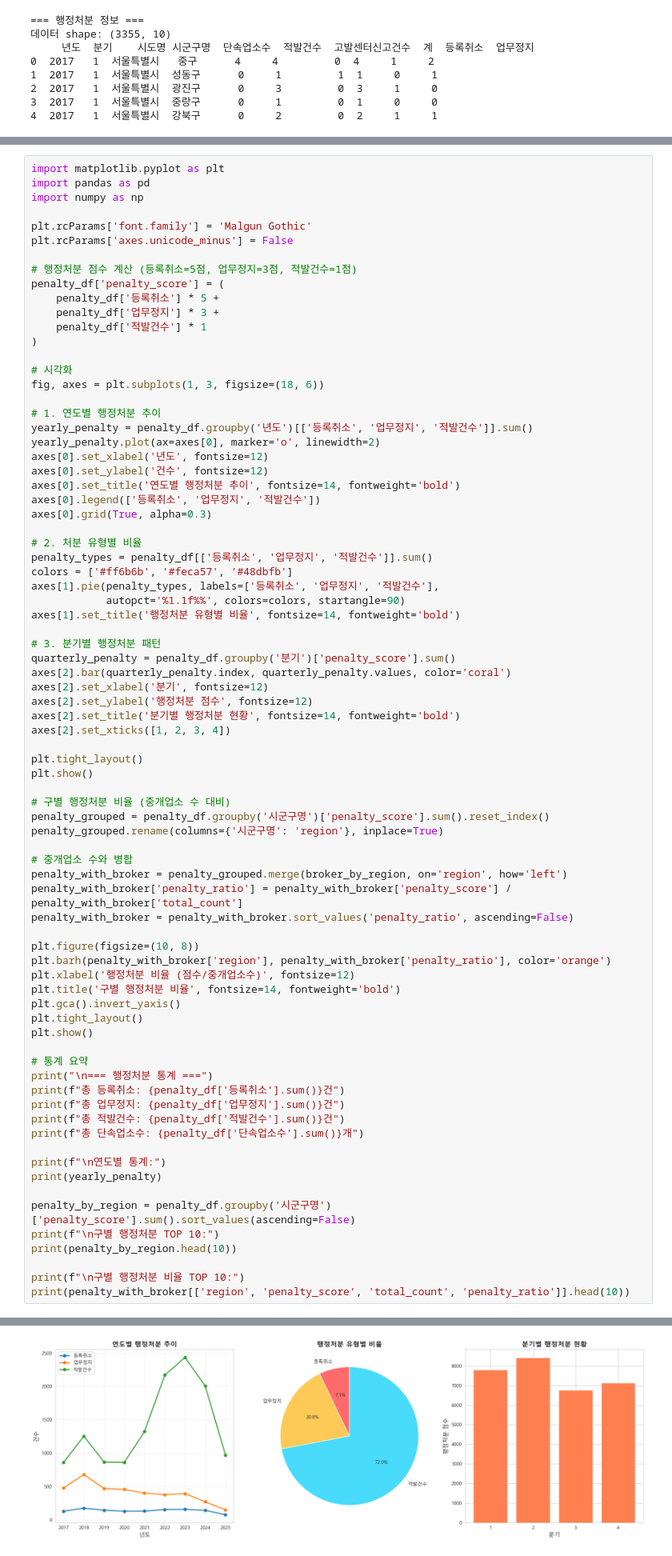
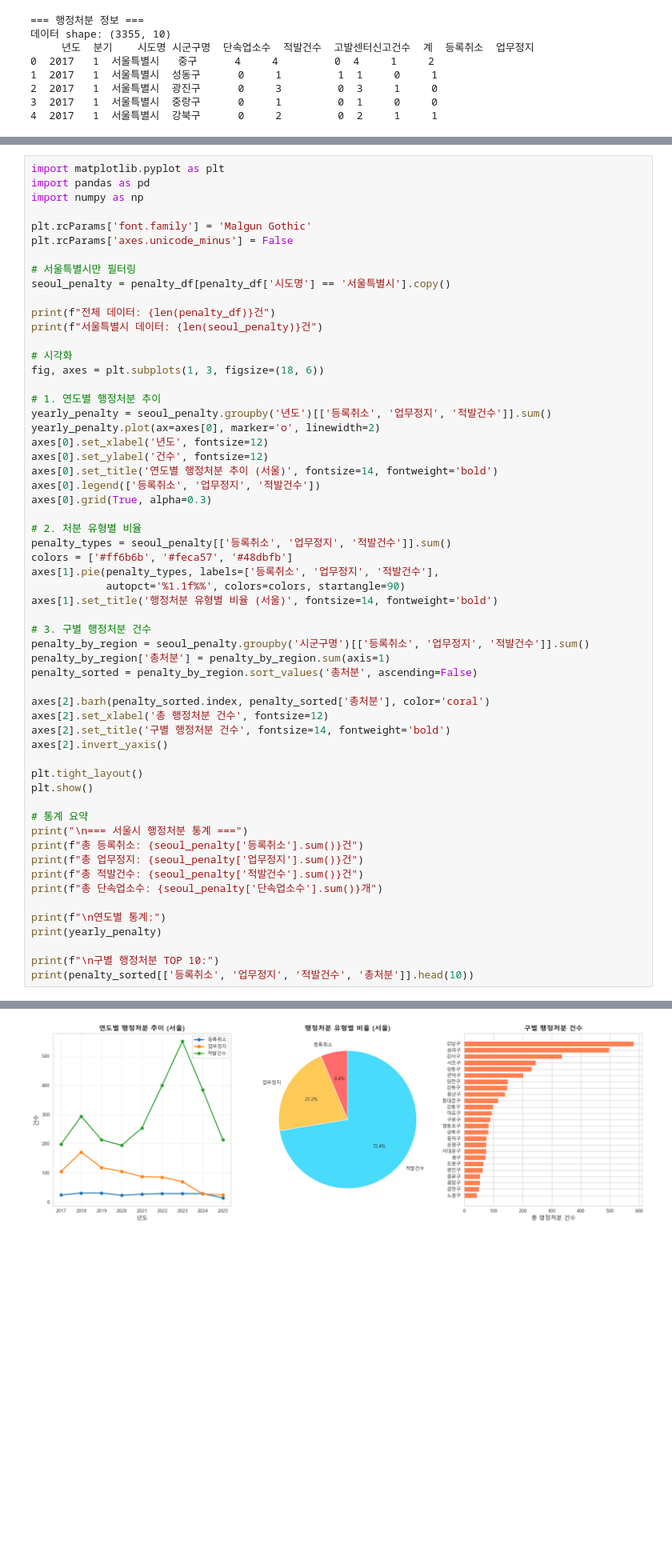
Before and after one commit to eunjeong0911/Property-recommend, a Jupyter notebook: analytics/ondo_fakeLand.ipynb, the cells around one changed output, grey strips where cells are left out. Shown at 80% size. Saved outputs shown, nothing was run; the diff lists cells and outputs as text; blank space fills up the shorter version.

```diff
--- a/analytics/ondo_fakeLand.ipynb
+++ b/analytics/ondo_fakeLand.ipynb
@@ -179,74 +190,54 @@ import numpy as np
 plt.rcParams['font.family'] = 'Malgun Gothic'
 plt.rcParams['axes.unicode_minus'] = False
 
-# 행정처분 점수 계산 (등록취소=5점, 업무정지=3점, 적발건수=1점)
-penalty_df['penalty_score'] = (
-    penalty_df['등록취소'] * 5 +
-    penalty_df['업무정지'] * 3 +
-    penalty_df['적발건수'] * 1
-)
+# 서울특별시만 필터링
+seoul_penalty = penalty_df[penalty_df['시도명'] == '서울특별시'].copy()
+
+print(f"전체 데이터: {len(penalty_df)}건")
+print(f"서울특별시 데이터: {len(seoul_penalty)}건")
 
 # 시각화
 fig, axes = plt.subplots(1, 3, figsize=(18, 6))
 
 # 1. 연도별 행정처분 추이
-yearly_penalty = penalty_df.groupby('년도')[['등록취소', '업무정지', '적발건수']].sum()
+yearly_penalty = seoul_penalty.groupby('년도')[['등록취소', '업무정지', '적발건수']].sum()
 yearly_penalty.plot(ax=axes[0], marker='o', linewidth=2)
 axes[0].set_xlabel('년도', fontsize=12)
 axes[0].set_ylabel('건수', fontsize=12)
-axes[0].set_title('연도별 행정처분 추이', fontsize=14, fontweight='bold')
+axes[0].set_title('연도별 행정처분 추이 (서울)', fontsize=14, fontweight='bold')
 axes[0].legend(['등록취소', '업무정지', '적발건수'])
 axes[0].grid(True, alpha=0.3)
 
 # 2. 처분 유형별 비율
-penalty_types = penalty_df[['등록취소', '업무정지', '적발건수']].sum()
+penalty_types = seoul_penalty[['등록취소', '업무정지', '적발건수']].sum()
 colors = ['#ff6b6b', '#feca57', '#48dbfb']
 axes[1].pie(penalty_types, labels=['등록취소', '업무정지', '적발건수'],
             autopct='%1.1f%%', colors=colors, startangle=90)
-axes[1].set_title('행정처분 유형별 비율', fontsize=14, fontweight='bold')
+axes[1].set_title('행정처분 유형별 비율 (서울)', fontsize=14, fontweight='bold')
 
-# 3. 분기별 행정처분 패턴
-quarterly_penalty = penalty_df.groupby('분기')['penalty_score'].sum()
-axes[2].bar(quarterly_penalty.index, quarterly_penalty.values, color='coral')
-axes[2].set_xlabel('분기', fontsize=12)
-axes[2].set_ylabel('행정처분 점수', fontsize=12)
-axes[2].set_title('분기별 행정처분 현황', fontsize=14, fontweight='bold')
-axes[2].set_xticks([1, 2, 3, 4])
+# 3. 구별 행정처분 건수
+penalty_by_region = seoul_penalty.groupby('시군구명')[['등록취소', '업무정지', '적발건수']].sum()
+penalty_by_region['총처분'] = penalty_by_region.sum(axis=1)
+penalty_sorted = penalty_by_region.sort_values('총처분', ascending=False)
+
+axes[2].barh(penalty_sorted.index, penalty_sorted['총처분'], color='coral')
+axes[2].set_xlabel('총 행정처분 건수', fontsize=12)
+axes[2].set_title('구별 행정처분 건수', fontsize=14, fontweight='bold')
+axes[2].invert_yaxis()
 
 plt.tight_layout()
 plt.show()
 
-# 구별 행정처분 비율 (중개업소 수 대비)
-penalty_grouped = penalty_df.groupby('시군구명')['penalty_score'].sum().reset_index()
-penalty_grouped.rename(columns={'시군구명': 'region'}, inplace=True)
-
-# 중개업소 수와 병합
-penalty_with_broker = penalty_grouped.merge(broker_by_region, on='region', how='left')
-penalty_with_broker['penalty_ratio'] = penalty_with_broker['penalty_score'] / penalty_with_broker['total_count']
-penalty_with_broker = penalty_with_broker.sort_values('penalty_ratio', ascending=False)
-
-plt.figure(figsize=(10, 8))
-plt.barh(penalty_with_broker['region'], penalty_with_broker['penalty_ratio'], color='orange')
-plt.xlabel('행정처분 비율 (점수/중개업소수)', fontsize=12)
-plt.title('구별 행정처분 비율', fontsize=14, fontweight='bold')
-plt.gca().invert_yaxis()
-plt.tight_layout()
-plt.show()
-
 # 통계 요약
-print("\n=== 행정처분 통계 ===")
-print(f"총 등록취소: {penalty_df['등록취소'].sum()}건")
-print(f"총 업무정지: {penalty_df['업무정지'].sum()}건")
-print(f"총 적발건수: {penalty_df['적발건수'].sum()}건")
-print(f"총 단속업소수: {penalty_df['단속업소수'].sum()}개")
+print("\n=== 서울시 행정처분 통계 ===")
+print(f"총 등록취소: {seoul_penalty['등록취소'].sum()}건")
+print(f"총 업무정지: {seoul_penalty['업무정지'].sum()}건")
+print(f"총 적발건수: {seoul_penalty['적발건수'].sum()}건")
+print(f"총 단속업소수: {seoul_penalty['단속업소수'].sum()}개")
 
 print(f"\n연도별 통계:")
 print(yearly_penalty)
 
-penalty_by_region = penalty_df.groupby('시군구명')['penalty_score'].sum().sort_values(ascending=False)
 print(f"\n구별 행정처분 TOP 10:")
-print(penalty_by_region.head(10))
-
-print(f"\n구별 행정처분 비율 TOP 10:")
-print(penalty_with_broker[['region', 'penalty_score', 'total_count', 'penalty_ratio']].head(10))
+print(penalty_sorted[['등록취소', '업무정지', '적발건수', '총처분']].head(10))
 # %% [output]
@@ -253 +246 @@ print(penalty_with_broker[['region', 'penalty_score', 'total_count', 'penalty_ra
-[figure, old version]
+[figure, new version]
```
Also changed, not shown: parts of 13 cells of this notebook, 1 other file.
